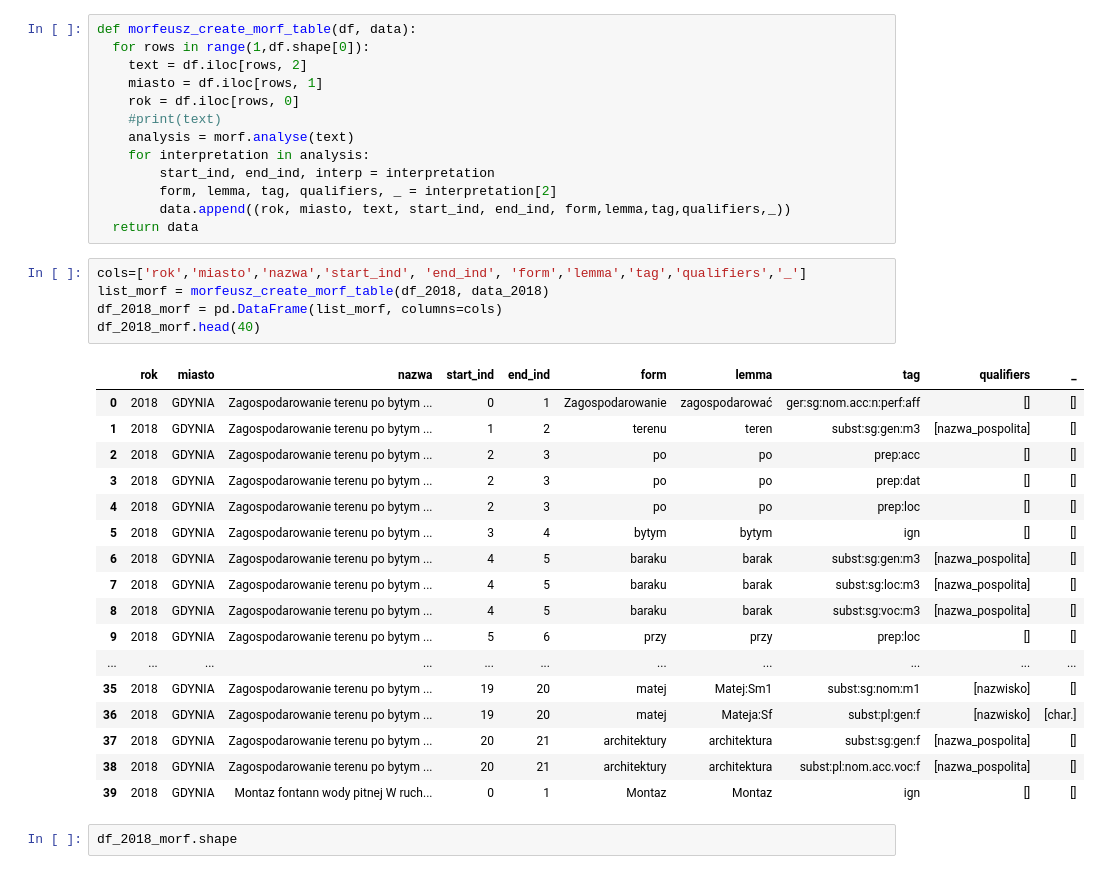
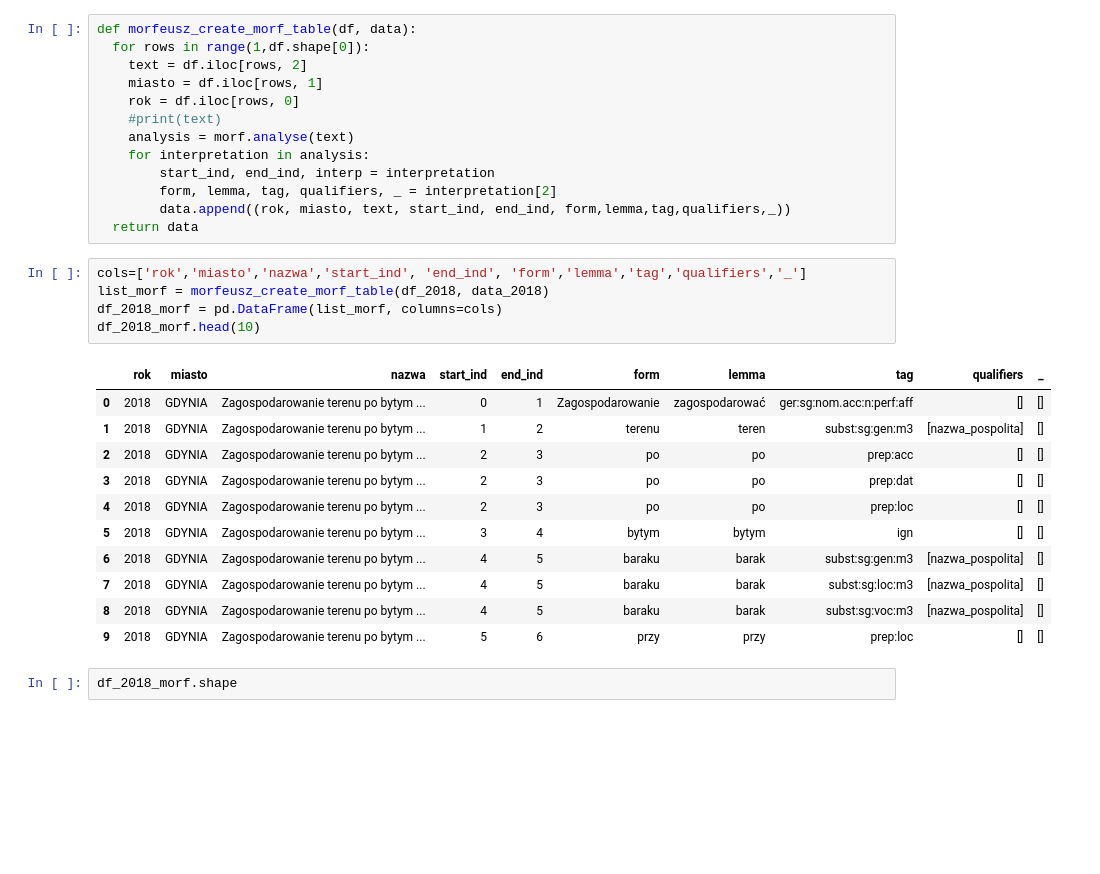
Before and after one commit to malowana/NLP_budzet_obywatelski, a Jupyter notebook: BO_analiza_morfologiczna2.ipynb, the cells around one changed output. Drawn from its saved outputs; the diff is of its cells as text; blank space fills up the shorter version.

```diff
--- a/BO_analiza_morfologiczna2.ipynb
+++ b/BO_analiza_morfologiczna2.ipynb
@@ -376,26 +302,20 @@ def morfeusz_create_morf_table(df, data):
 # %%
 cols=['rok','miasto','nazwa','start_ind', 'end_ind', 'form','lemma','tag','qualifiers','_']
 list_morf = morfeusz_create_morf_table(df_2018, data_2018)
 df_2018_morf = pd.DataFrame(list_morf, columns=cols)
-df_2018_morf.head(40)
+df_2018_morf.head(10)
 # %% [output]
 |  | rok | miasto | nazwa | start_ind | end_ind | form | lemma | tag | qualifiers | _ |
 | 0 | 2018 | GDYNIA | Zagospodarowanie terenu po bytym ... | 0 | 1 | Zagospodarowanie | zagospodarować | ger:sg:nom.acc:n:perf:aff | [] | [] |
 | 1 | 2018 | GDYNIA | Zagospodarowanie terenu po bytym ... | 1 | 2 | terenu | teren | subst:sg:gen:m3 | [nazwa_pospolita] | [] |
 | 2 | 2018 | GDYNIA | Zagospodarowanie terenu po bytym ... | 2 | 3 | po | po | prep:acc | [] | [] |
 | 3 | 2018 | GDYNIA | Zagospodarowanie terenu po bytym ... | 2 | 3 | po | po | prep:dat | [] | [] |
 | 4 | 2018 | GDYNIA | Zagospodarowanie terenu po bytym ... | 2 | 3 | po | po | prep:loc | [] | [] |
 | 5 | 2018 | GDYNIA | Zagospodarowanie terenu po bytym ... | 3 | 4 | bytym | bytym | ign | [] | [] |
 | 6 | 2018 | GDYNIA | Zagospodarowanie terenu po bytym ... | 4 | 5 | baraku | barak | subst:sg:gen:m3 | [nazwa_pospolita] | [] |
 | 7 | 2018 | GDYNIA | Zagospodarowanie terenu po bytym ... | 4 | 5 | baraku | barak | subst:sg:loc:m3 | [nazwa_pospolita] | [] |
 | 8 | 2018 | GDYNIA | Zagospodarowanie terenu po bytym ... | 4 | 5 | baraku | barak | subst:sg:voc:m3 | [nazwa_pospolita] | [] |
 | 9 | 2018 | GDYNIA | Zagospodarowanie terenu po bytym ... | 5 | 6 | przy | przy | prep:loc | [] | [] |
-| ... | ... | ... | ... | ... | ... | ... | ... | ... | ... | ... |
-| 35 | 2018 | GDYNIA | Zagospodarowanie terenu po bytym ... | 19 | 20 | matej | Matej:Sm1 | subst:sg:nom:m1 | [nazwisko] | [] |
-| 36 | 2018 | GDYNIA | Zagospodarowanie terenu po bytym ... | 19 | 20 | matej | Mateja:Sf | subst:pl:gen:f | [nazwisko] | [char.] |
-| 37 | 2018 | GDYNIA | Zagospodarowanie terenu po bytym ... | 20 | 21 | architektury | architektura | subst:sg:gen:f | [nazwa_pospolita] | [] |
-| 38 | 2018 | GDYNIA | Zagospodarowanie terenu po bytym ... | 20 | 21 | architektury | architektura | subst:pl:nom.acc.voc:f | [nazwa_pospolita] | [] |
-| 39 | 2018 | GDYNIA | Montaz fontann wody pitnej W ruch... | 0 | 1 | Montaz | Montaz | ign | [] | [] |
 # %%
 df_2018_morf.shape
 # %% [output]
```
Also changed, not shown: parts of 10 cells of this notebook.
